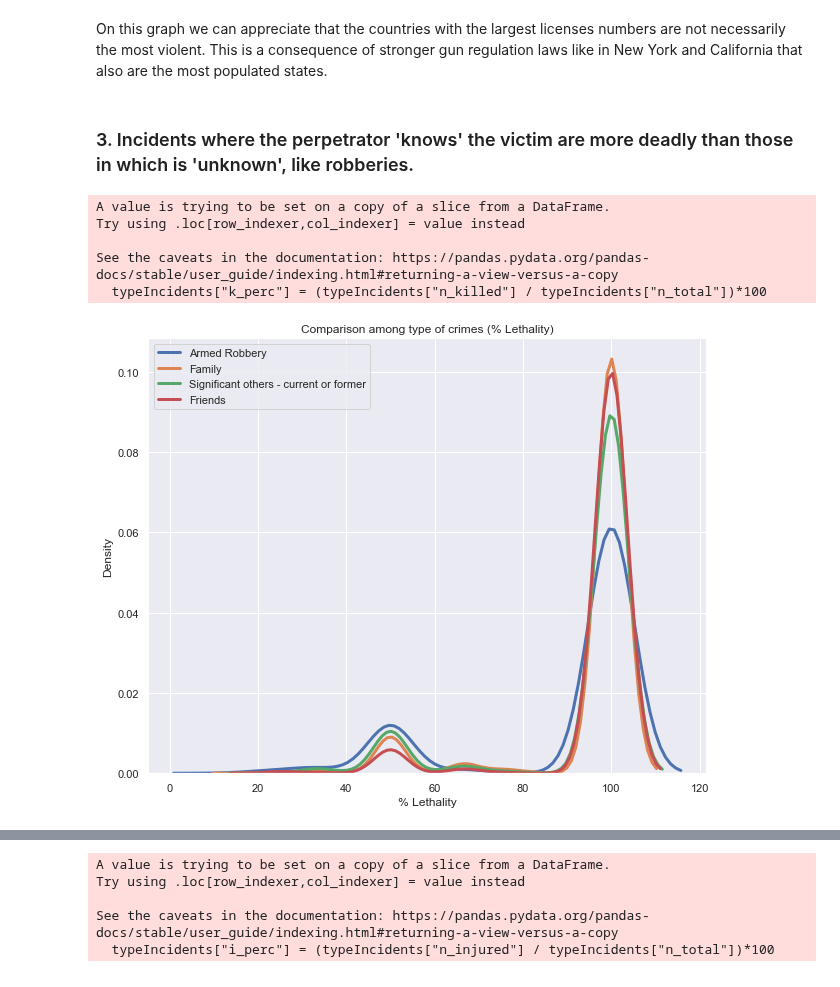
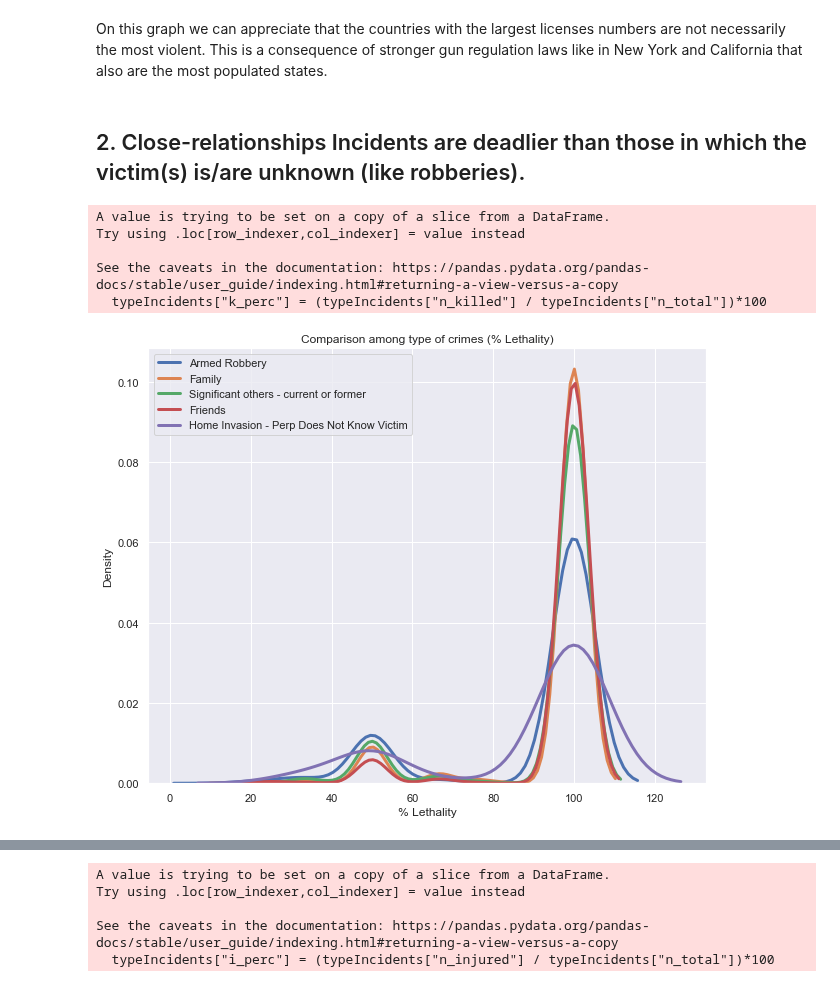
Before and after one commit to palolo02/Project1, a Jupyter notebook: Crime in US.ipynb, the cells around one changed output, grey strips where cells are left out. Cells and saved outputs as stored; diff of their text form; code cells hidden in the pictures.

```diff
--- a/Crime in US.ipynb
+++ b/Crime in US.ipynb
@@ -538,7 +530,7 @@ print(" The correlation is: {:.3f}".format(corr))
 # %% [markdown]
 On this graph we can appreciate that the countries with the largest licenses numbers are not necessarily the most violent. This is a consequence of stronger gun regulation laws like in New York and California that also are the most populated states.
 # %% [markdown]
-### 3. Incidents where the perpetrator 'knows' the victim are more deadly than those in which is 'unknown', like robberies.
+## 2. Close-relationships Incidents are deadlier than those in which the victim(s) is/are unknown (like robberies).
 # %%
 typeIncidents = relationshipDF
 # Total participants in incident
@@ -546,33 +538,35 @@ typeIncidents["n_total"] = typeIncidents["n_killed"] + typeIncidents["n_injured"
 # Only thoses events that resulted in losses
 typeIncidents = typeIncidents.loc[typeIncidents["n_killed"] > 0]
 # % lethality
 typeIncidents["k_perc"] = (typeIncidents["n_killed"] / typeIncidents["n_total"])*100
 typeIncidents.reset_index(inplace=True)
 typeIncidents.head()
 # generate dummy categories
 dummy = pd.get_dummies(typeIncidents["Value"])
 typeIncidents = pd.concat([typeIncidents,dummy], axis=1)
 
-# Especify the desired classifications to compare
-categories = ["Armed Robbery","Family", "Significant others - current or former", "Friends"]
+# Specify the desired classifications to compare
+#categories = relationshipDF["Value"].unique()
+categories = ["Armed Robbery","Family", "Significant others - current or former",
+              "Friends", "Home Invasion - Perp Does Not Know Victim"]
 
 # plot settings
 sns.set(rc={"figure.figsize": (10, 8)})
 # look for the categories above
 for cat in categories:
     # Get only labeled values
     x_values = typeIncidents.loc[typeIncidents[cat] == 1,["k_perc"]]
     sns.distplot(x_values, hist=False,kde=True,kde_kws={'linewidth':'3'}, label=cat)
 
 # % Lethality = # Deaths / Participants
 plt.title("Comparison among type of crimes (% Lethality)")
 plt.xlabel("% Lethality")
 plt.ylabel("Density")
 plt.show()
 # %% [output]
 A value is trying to be set on a copy of a slice from a DataFrame.
 Try using .loc[row_indexer,col_indexer] = value instead
 
 See the caveats in the documentation: https://pandas.pydata.org/pandas-docs/stable/user_guide/indexing.html#returning-a-view-versus-a-copy
   typeIncidents["k_perc"] = (typeIncidents["n_killed"] / typeIncidents["n_total"])*100
-[figure, old version]
+[figure, new version]
```
Also changed, not shown: parts of 40 cells of this notebook.
